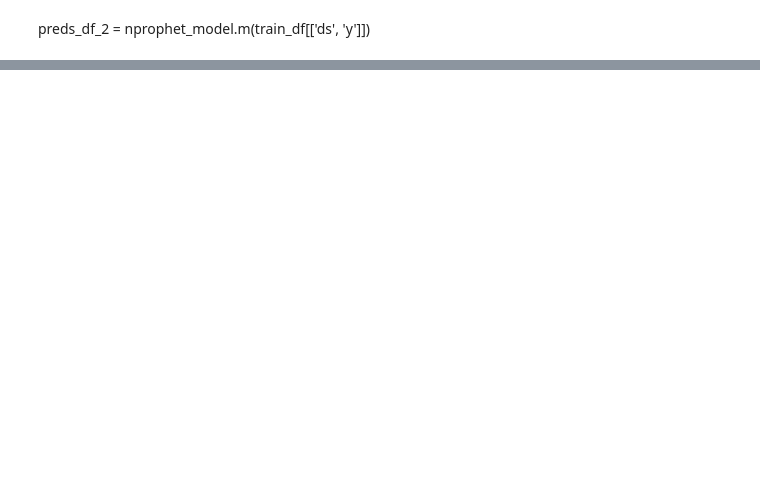
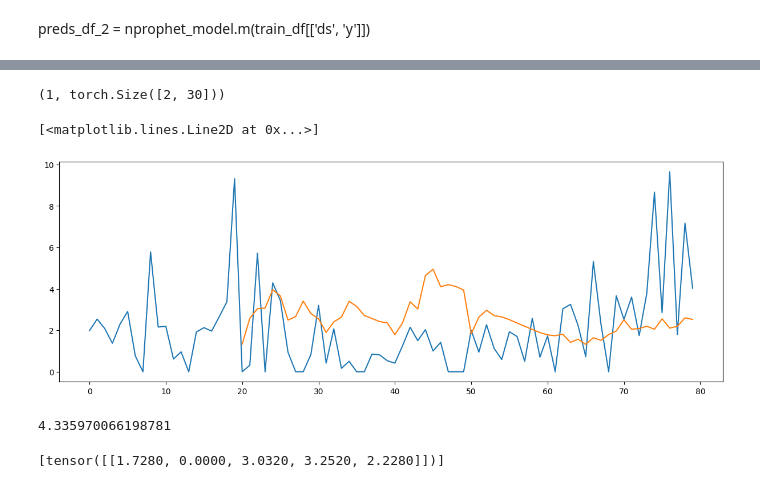
Before and after one commit to otvc/PriceTS, a Jupyter notebook: notebooks/test_select.ipynb, the cells around one changed output, grey strips where cells are left out. Drawn from its saved outputs; the diff is of its cells as text; code cells hidden in the pictures; blank space fills up the shorter version.

```diff
--- a/notebooks/test_select.ipynb
+++ b/notebooks/test_select.ipynb
@@ -156,0 +235,3 @@ FigureWidgetResampler({
+# %%
+BATCH_SIZE = 3
+device = 'cpu'
@@ -156,0 +409,18 @@ FigureWidgetResampler({
+# %%
+NUM_INPUT_SIZE = 3
+LSTM_H = 128
+LSTM_NUM_LAYERS = 1
+FC_HIDDEN = 128
+DROPOUT = 0.1
+LR = 3e-4
+EPOCHS = 100
+
+model = CatEmbLSTM(NUM_INPUT_SIZE, LSTM_H, LSTM_NUM_LAYERS, fc_hidden=FC_HIDDEN, dropout=DROPOUT)
+
+criterion = nn.MSELoss()
+optimizer = torch.optim.AdamW(model.parameters(), LR)
+
+train_loader = get_subsample(train_data)
+val_loader = get_subsample(test_data)
+
+output_dict = train(model, train_loader, val_loader, optimizer, criterion, EPOCHS, True, every_epoch=1)
@@ -156,0 +441,28 @@ FigureWidgetResampler({
+# %%
+y_pred, y_gt = test_loop(model, val_loader())
+
+predicted = torch.cat(y_pred).view(-1).detach().cpu().numpy()
+# %%
+
+len(y_pred),y_pred[0].shape
+# %% [output]
+(1, torch.Size([2, 30]))
+# %%
+predicted=np.concatenate([[None]*(test_data.shape[0]-predicted.shape[0]), predicted])
+# %%
+fig, axes = plt.subplots(1, 1, figsize=(15, 5))
+
+axes.plot(test_data[target].values)
+axes.plot(predicted)
+# %% [output]
+[<matplotlib.lines.Line2D at 0x...>]
+[figure, added]
+# %%
+shift=40
+(np.abs((predicted[shift:]-test_data.iloc[shift:][target].values))**2).mean()
+# %% [output]
+4.335970066198781
+# %%
+y_gt
+# %% [output]
+[tensor([[1.7280, 0.0000, 3.0320, 3.2520, 2.2280]])]
```
Also changed, not shown: parts of 32 cells of this notebook.
